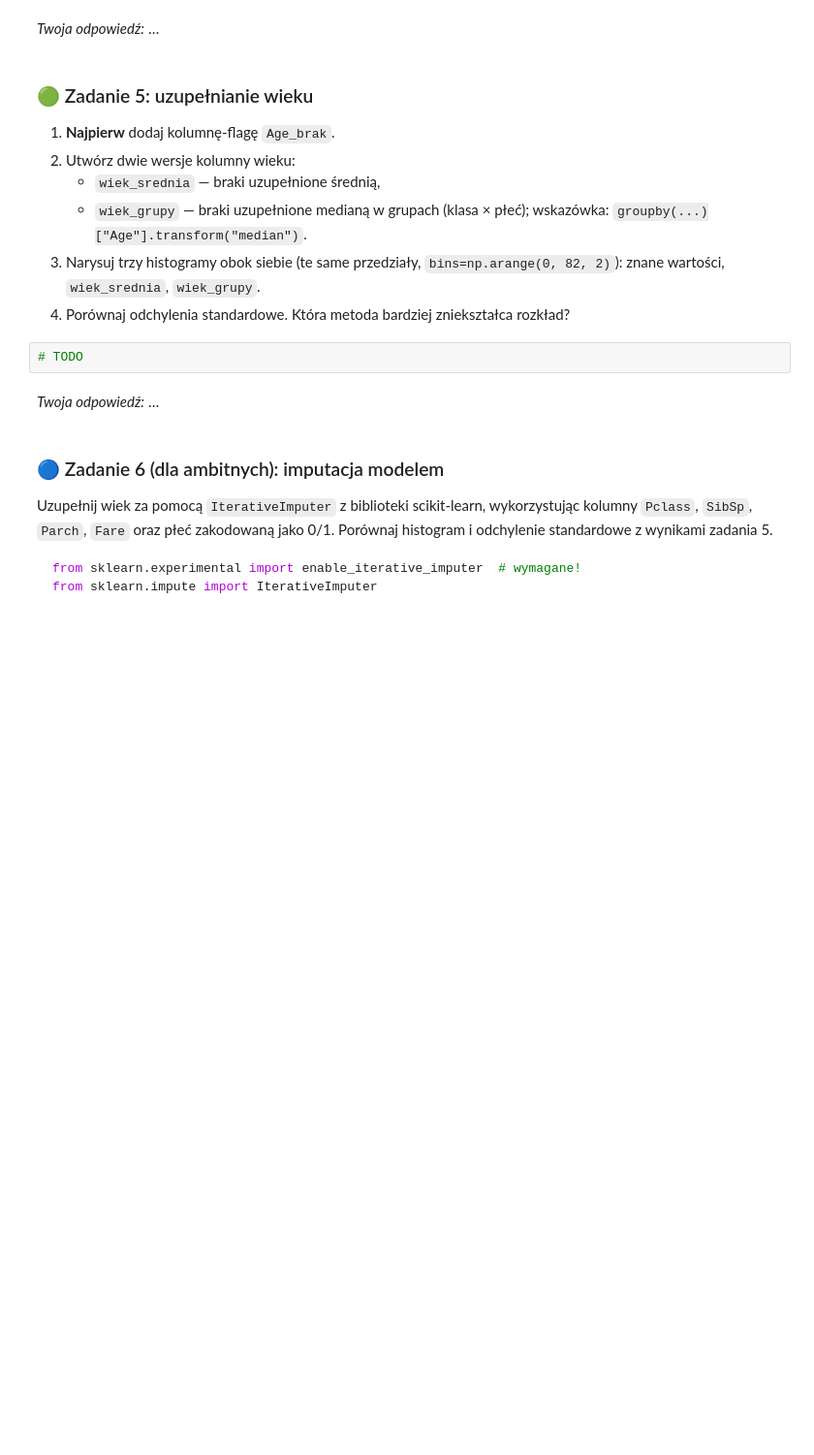
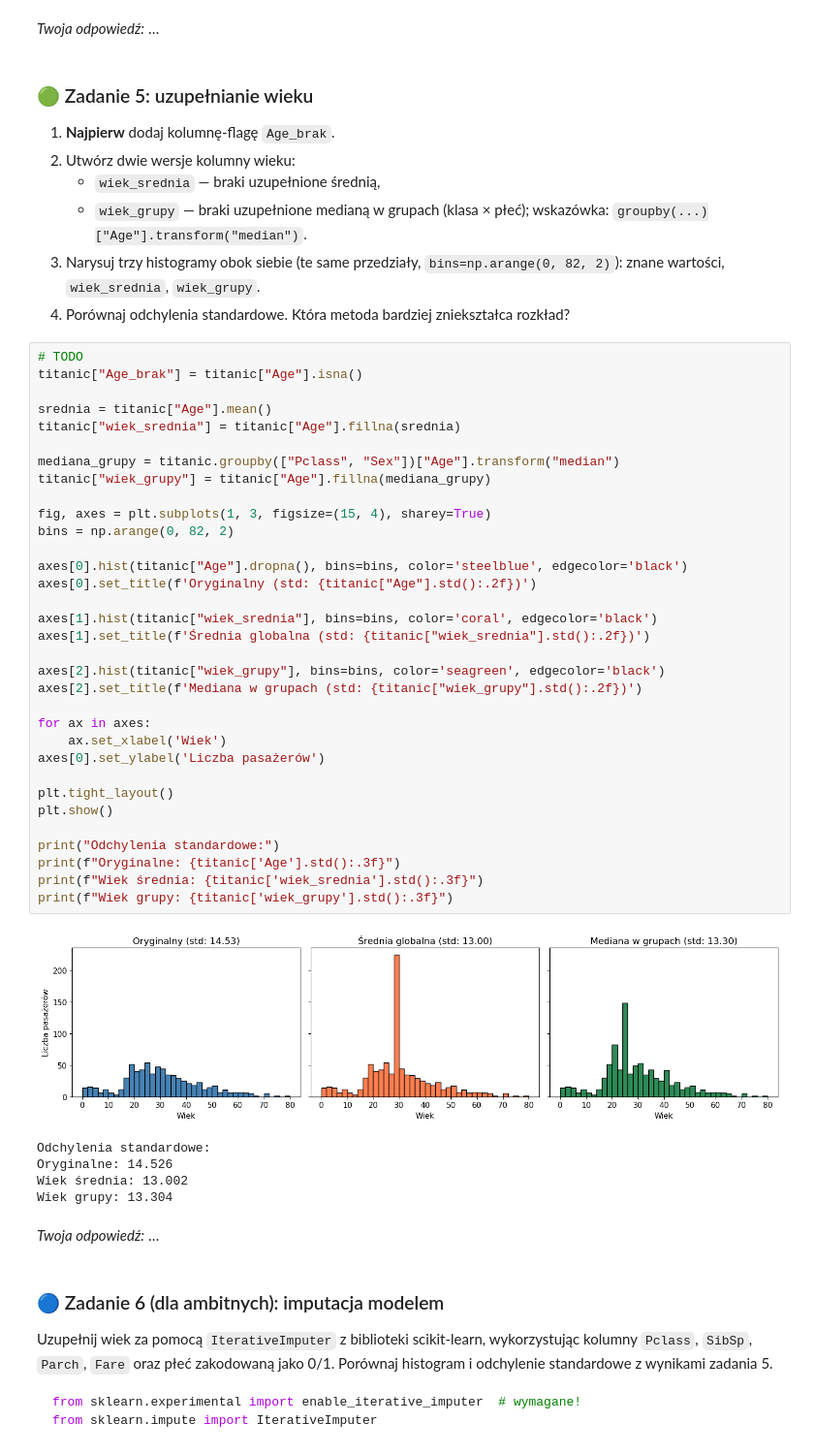
Before and after one commit to bobyysh/EksploracjaDanych, a Jupyter notebook: ED_braki_danych.ipynb, the cells around one changed output. Shown at 97% size. Drawn from its saved outputs; the diff is of its cells as text; blank space fills up the shorter version.

```diff
--- a/ED_braki_danych.ipynb
+++ b/ED_braki_danych.ipynb
@@ -150,6 +215,43 @@ warianty = {
 4. Porównaj odchylenia standardowe. Która metoda bardziej zniekształca rozkład?
 # %%
 # TODO
+titanic["Age_brak"] = titanic["Age"].isna()
+
+srednia = titanic["Age"].mean()
+titanic["wiek_srednia"] = titanic["Age"].fillna(srednia)
+
+mediana_grupy = titanic.groupby(["Pclass", "Sex"])["Age"].transform("median")
+titanic["wiek_grupy"] = titanic["Age"].fillna(mediana_grupy)
+
+fig, axes = plt.subplots(1, 3, figsize=(15, 4), sharey=True)
+bins = np.arange(0, 82, 2)
+
+axes[0].hist(titanic["Age"].dropna(), bins=bins, color='steelblue', edgecolor='black')
+axes[0].set_title(f'Oryginalny (std: {titanic["Age"].std():.2f})')
+
+axes[1].hist(titanic["wiek_srednia"], bins=bins, color='coral', edgecolor='black')
+axes[1].set_title(f'Średnia globalna (std: {titanic["wiek_srednia"].std():.2f})')
+
+axes[2].hist(titanic["wiek_grupy"], bins=bins, color='seagreen', edgecolor='black')
+axes[2].set_title(f'Mediana w grupach (std: {titanic["wiek_grupy"].std():.2f})')
+
+for ax in axes:
+    ax.set_xlabel('Wiek')
+axes[0].set_ylabel('Liczba pasażerów')
+
+plt.tight_layout()
+plt.show()
+
+print("Odchylenia standardowe:")
+print(f"Oryginalne: {titanic['Age'].std():.3f}")
+print(f"Wiek średnia: {titanic['wiek_srednia'].std():.3f}")
+print(f"Wiek grupy: {titanic['wiek_grupy'].std():.3f}")
+# %% [output]
+[figure, added]
+Odchylenia standardowe:
+Oryginalne: 14.526
+Wiek średnia: 13.002
+Wiek grupy: 13.304
 # %% [markdown]
 *Twoja odpowiedź:* …
 # %% [markdown]
```
Also changed, not shown: parts of 12 cells of this notebook.
